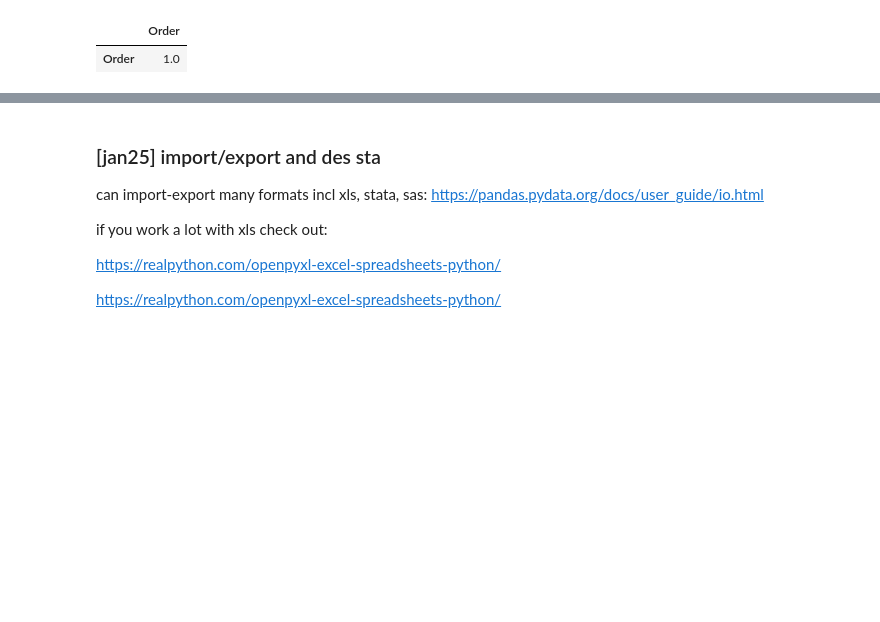
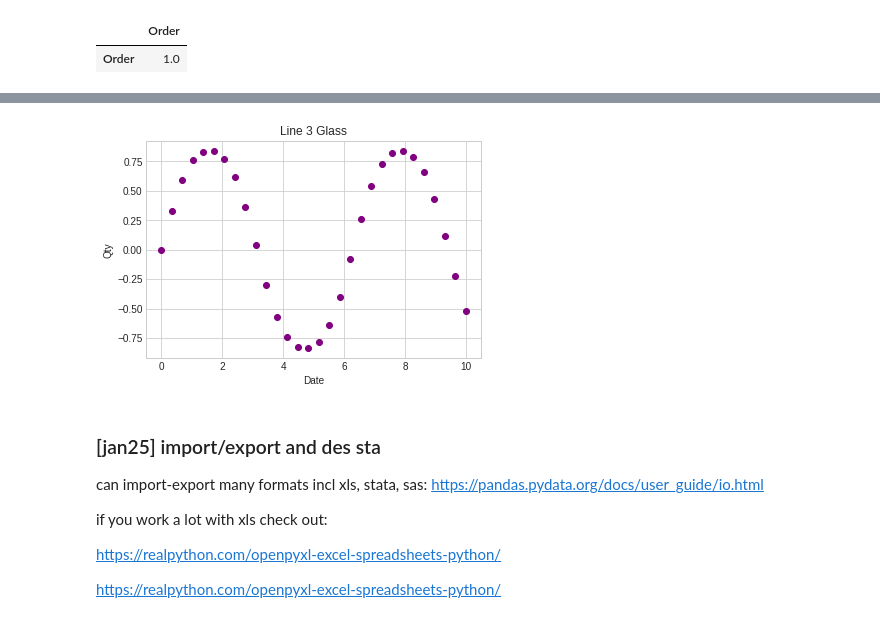
Before and after one commit to khagerthey/VIS1, a Jupyter notebook: all.ipynb, the cells around one changed output, grey strips where cells are left out. Cells and saved outputs as stored; diff of their text form; code cells hidden in the pictures; blank space fills up the shorter version.

```diff
--- a/all.ipynb
+++ b/all.ipynb
@@ -226,3 +240,8 @@ dat[['Qty','Order']].corr().round(2)
 # %% [output]
 |  | Order |
 | Order | 1.0 |
+# %%
+%matplotlib inline
+import matplotlib.pyplot as plt
+plt.style.use('Line 3 Glass Yield Loss.csv')
+import numpy as np
@@ -229,3 +266,12 @@ dat[['Qty','Order']].corr().round(2)
+# %%
+x = np.linspace(0, 10, 30)
+y = np.sin(y)
+plt.xlabel('Date')
+plt.ylabel('Qty')
+plt.title("Line 3 Glass")
+plt.plot(x, y, 'o', color='purple');
+# %% [output]
+[figure, added]
 # %% [markdown]
 ### [jan25] import/export and des sta
 can import-export many formats incl xls, stata, sas:
```
Also changed, not shown: parts of 3 cells of this notebook.
